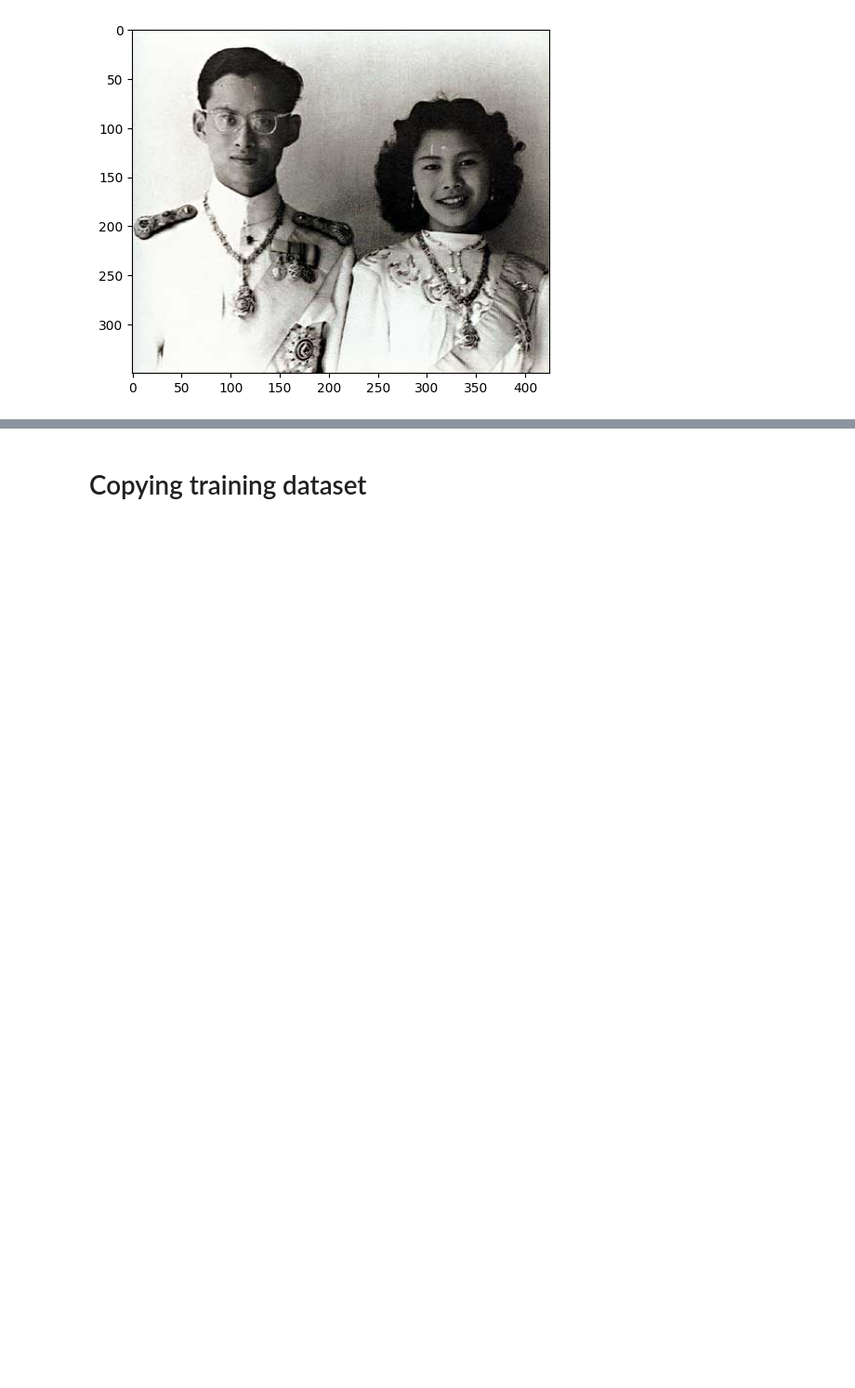
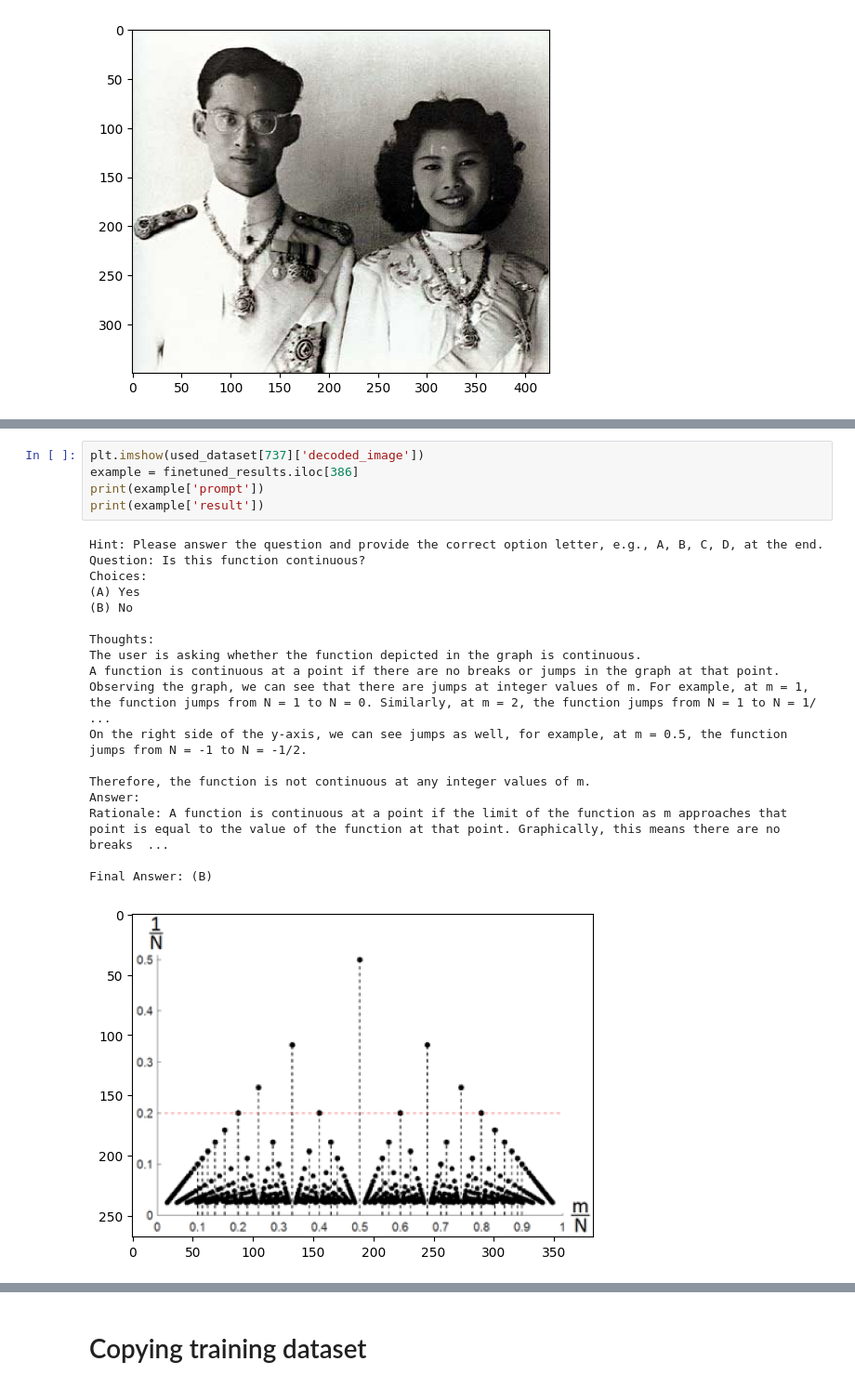
Before and after one commit to axeld5/pali_reason, a Jupyter notebook: visualising_examples.ipynb, the cells around one changed output, grey strips where cells are left out. Shown at 93% size. Saved outputs shown, nothing was run; the diff lists cells and outputs as text; blank space fills up the shorter version.

```diff
--- a/visualising_examples.ipynb
+++ b/visualising_examples.ipynb
@@ -148,0 +209,24 @@ plt.imshow(used_dataset[422]['decoded_image'])
+# %%
+plt.imshow(used_dataset[737]['decoded_image'])
+example = finetuned_results.iloc[386]
+print(example['prompt'])
+print(example['result'])
+# %% [output]
+Hint: Please answer the question and provide the correct option letter, e.g., A, B, C, D, at the end.
+Question: Is this function continuous?
+Choices:
+(A) Yes
+(B) No
+
+Thoughts:
+The user is asking whether the function depicted in the graph is continuous.
+A function is continuous at a point if there are no breaks or jumps in the graph at that point.
+Observing the graph, we can see that there are jumps at integer values of m. For example, at m = 1, the function jumps from N = 1 to N = 0. Similarly, at m = 2, the function jumps from N = 1 to N = 1/ ...
+On the right side of the y-axis, we can see jumps as well, for example, at m = 0.5, the function jumps from N = -1 to N = -1/2.
+
+Therefore, the function is not continuous at any integer values of m.
+Answer:
+Rationale: A function is continuous at a point if the limit of the function as m approaches that point is equal to the value of the function at that point. Graphically, this means there are no breaks  ...
+
+Final Answer: (B)
+[figure, added]
```
Also changed, not shown: parts of 28 cells of this notebook.
